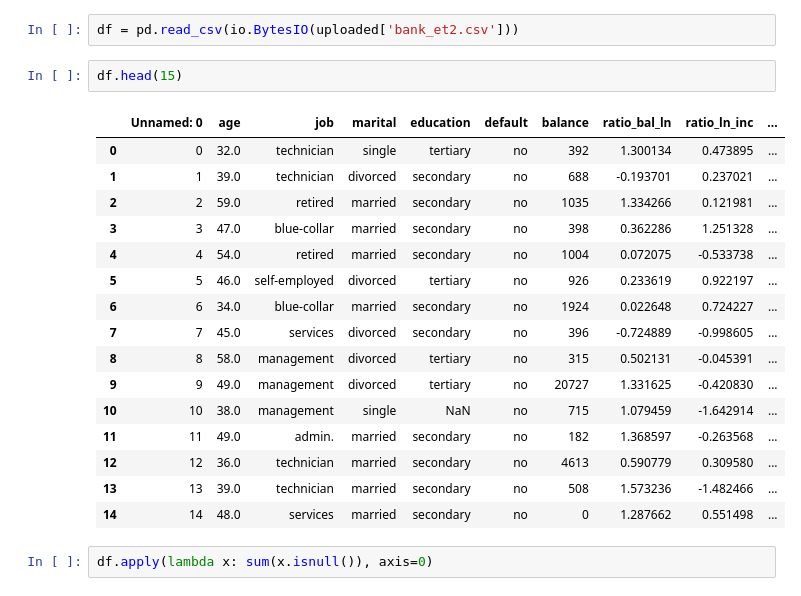
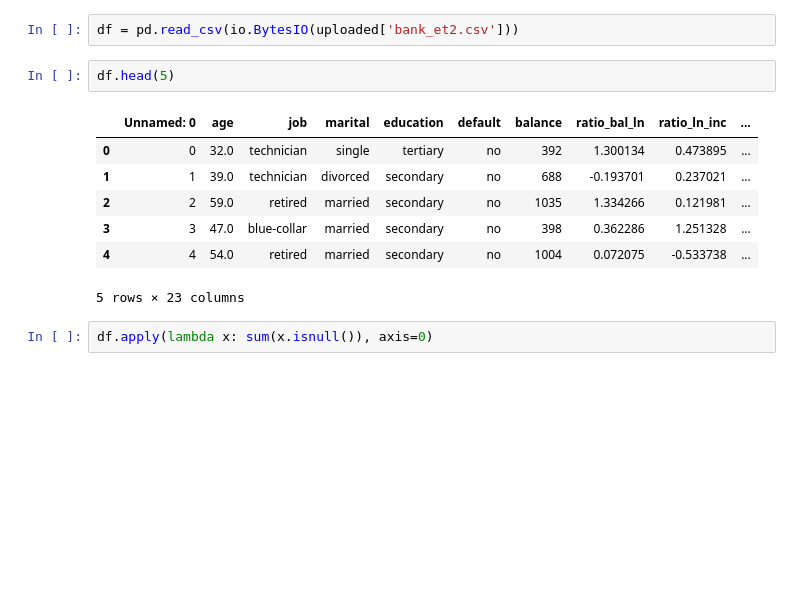
Before and after one commit to vipulpopat/MSCAI_Sem1_Etivity2, a Jupyter notebook: Etivity2_Eamon_OGairbhith_9638296.ipynb, the cells around one changed output. Saved outputs shown, nothing was run; the diff lists cells and outputs as text; blank space fills up the shorter version.

```diff
--- a/Etivity2_Eamon_OGairbhith_9638296.ipynb
+++ b/Etivity2_Eamon_OGairbhith_9638296.ipynb
@@ -25,24 +25,15 @@ Saving bank_et2.csv to bank_et2.csv
 # %%
 df = pd.read_csv(io.BytesIO(uploaded['bank_et2.csv']))
 # %%
-df.head(15)
+df.head(5)
 # %% [output]
 |  | Unnamed: 0 | age | job | marital | education | default | balance | ratio_bal_ln | ratio_ln_inc | ... |
 | 0 | 0 | 32.0 | technician | single | tertiary | no | 392 | 1.300134 | 0.473895 | ... |
 | 1 | 1 | 39.0 | technician | divorced | secondary | no | 688 | -0.193701 | 0.237021 | ... |
 | 2 | 2 | 59.0 | retired | married | secondary | no | 1035 | 1.334266 | 0.121981 | ... |
 | 3 | 3 | 47.0 | blue-collar | married | secondary | no | 398 | 0.362286 | 1.251328 | ... |
 | 4 | 4 | 54.0 | retired | married | secondary | no | 1004 | 0.072075 | -0.533738 | ... |
-| 5 | 5 | 46.0 | self-employed | divorced | tertiary | no | 926 | 0.233619 | 0.922197 | ... |
-| 6 | 6 | 34.0 | blue-collar | married | secondary | no | 1924 | 0.022648 | 0.724227 | ... |
-| 7 | 7 | 45.0 | services | divorced | secondary | no | 396 | -0.724889 | -0.998605 | ... |
-| 8 | 8 | 58.0 | management | divorced | tertiary | no | 315 | 0.502131 | -0.045391 | ... |
-| 9 | 9 | 49.0 | management | divorced | tertiary | no | 20727 | 1.331625 | -0.420830 | ... |
-| 10 | 10 | 38.0 | management | single | NaN | no | 715 | 1.079459 | -1.642914 | ... |
-| 11 | 11 | 49.0 | admin. | married | secondary | no | 182 | 1.368597 | -0.263568 | ... |
-| 12 | 12 | 36.0 | technician | married | secondary | no | 4613 | 0.590779 | 0.309580 | ... |
-| 13 | 13 | 39.0 | technician | married | secondary | no | 508 | 1.573236 | -1.482466 | ... |
-| 14 | 14 | 48.0 | services | married | secondary | no | 0 | 1.287662 | 0.551498 | ... |
+5 rows × 23 columns
 # %%
 df.apply(lambda x: sum(x.isnull()), axis=0)
 # %% [output]
```
Also changed, not shown: parts of 6 cells of this notebook.
